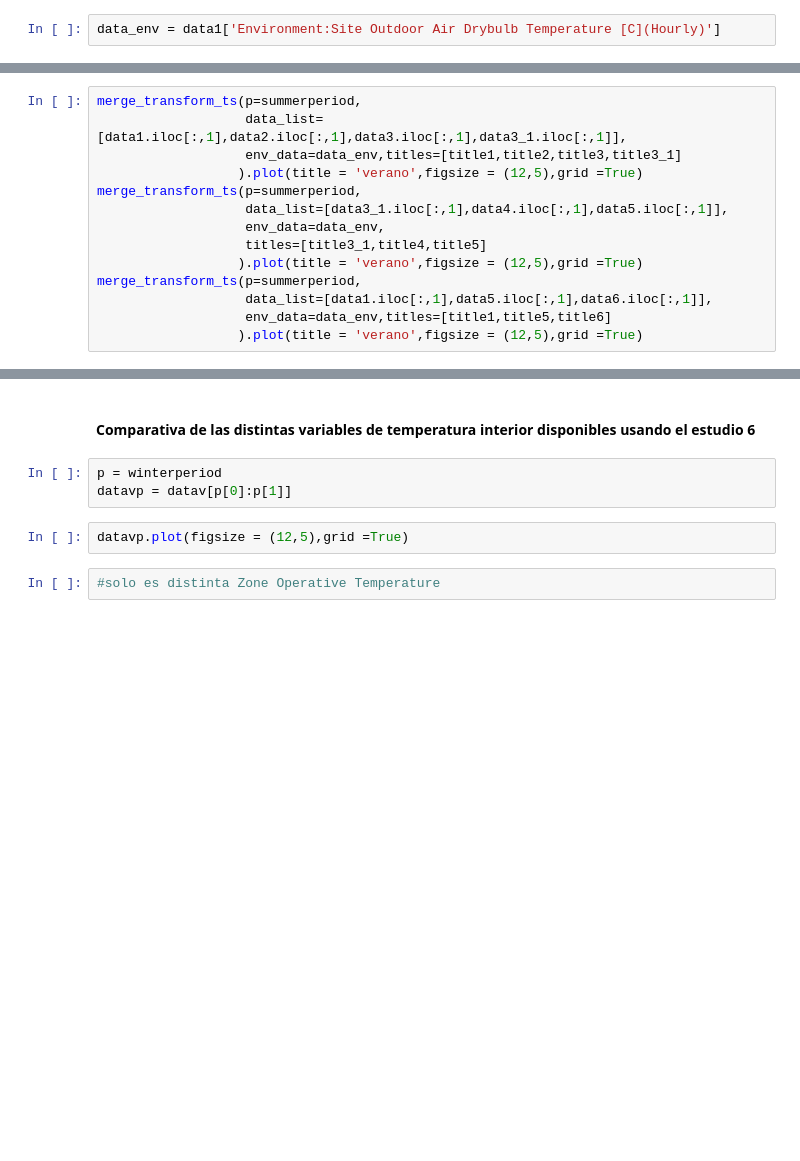
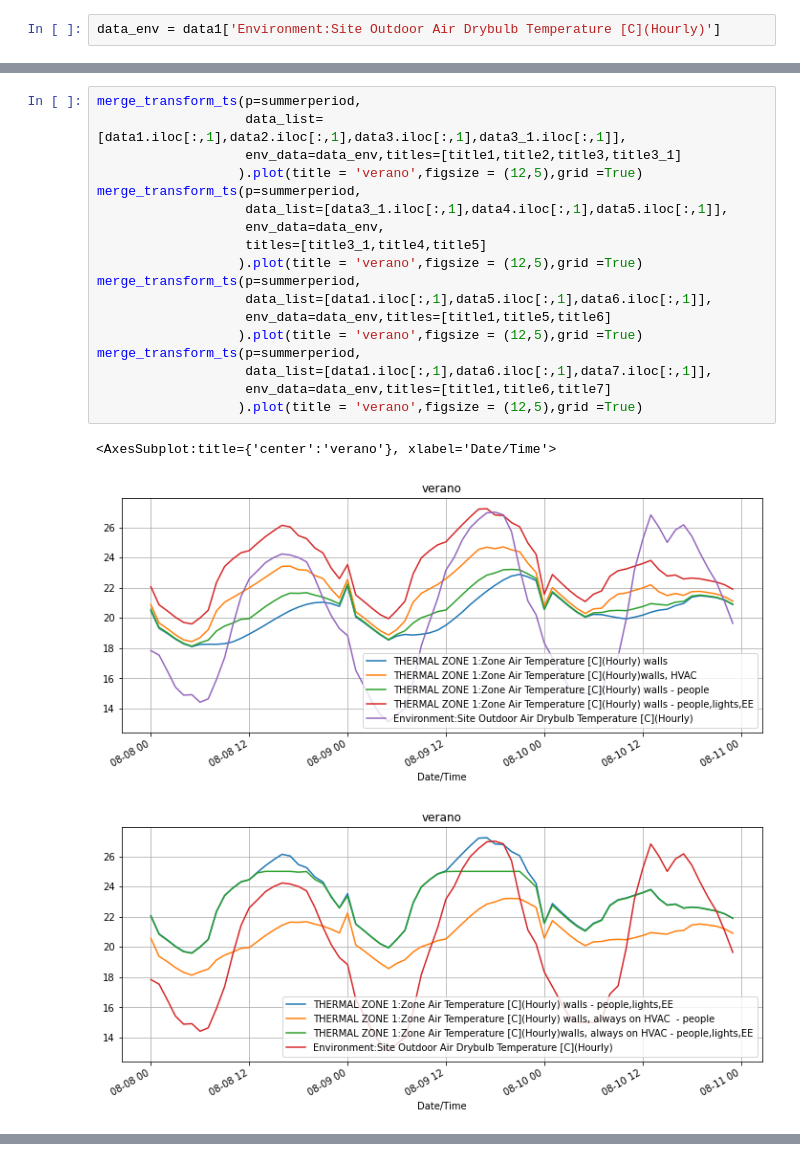
Before and after one commit to paulavmf/eppyProject, a Jupyter notebook: TemoeratureStudyplots.ipynb, the cells around one changed output, grey strips where cells are left out. Saved outputs shown, nothing was run; the diff lists cells and outputs as text; blank space fills up the shorter version.

```diff
--- a/TemoeratureStudyplots.ipynb
+++ b/TemoeratureStudyplots.ipynb
@@ -266,14 +305,22 @@ merge_transform_ts(p=winterperiod,
 # %%
 merge_transform_ts(p=summerperiod,
                    data_list=[data1.iloc[:,1],data2.iloc[:,1],data3.iloc[:,1],data3_1.iloc[:,1]],
                    env_data=data_env,titles=[title1,title2,title3,title3_1]
                   ).plot(title = 'verano',figsize = (12,5),grid =True)
 merge_transform_ts(p=summerperiod,
                    data_list=[data3_1.iloc[:,1],data4.iloc[:,1],data5.iloc[:,1]],
                    env_data=data_env,
                    titles=[title3_1,title4,title5]
                   ).plot(title = 'verano',figsize = (12,5),grid =True)
 merge_transform_ts(p=summerperiod,
                    data_list=[data1.iloc[:,1],data5.iloc[:,1],data6.iloc[:,1]],
                    env_data=data_env,titles=[title1,title5,title6]
                   ).plot(title = 'verano',figsize = (12,5),grid =True)
+merge_transform_ts(p=summerperiod,
+                   data_list=[data1.iloc[:,1],data6.iloc[:,1],data7.iloc[:,1]],
+                   env_data=data_env,titles=[title1,title6,title7]
+                  ).plot(title = 'verano',figsize = (12,5),grid =True)
+# %% [output]
+<AxesSubplot:title={'center':'verano'}, xlabel='Date/Time'>
+[figure, added]
+[figure, added]
@@ -280,9 +328,0 @@ merge_transform_ts(p=summerperiod,
-# %% [markdown]
-#### Comparativa de las distintas variables de temperatura interior disponibles usando el estudio 6
-# %%
-p = winterperiod
-datavp = datav[p[0]:p[1]]
-# %%
-datavp.plot(figsize = (12,5),grid =True)
-# %%
-#solo es distinta Zone Operative Temperature
```
Also changed, not shown: parts of 15 cells of this notebook.
